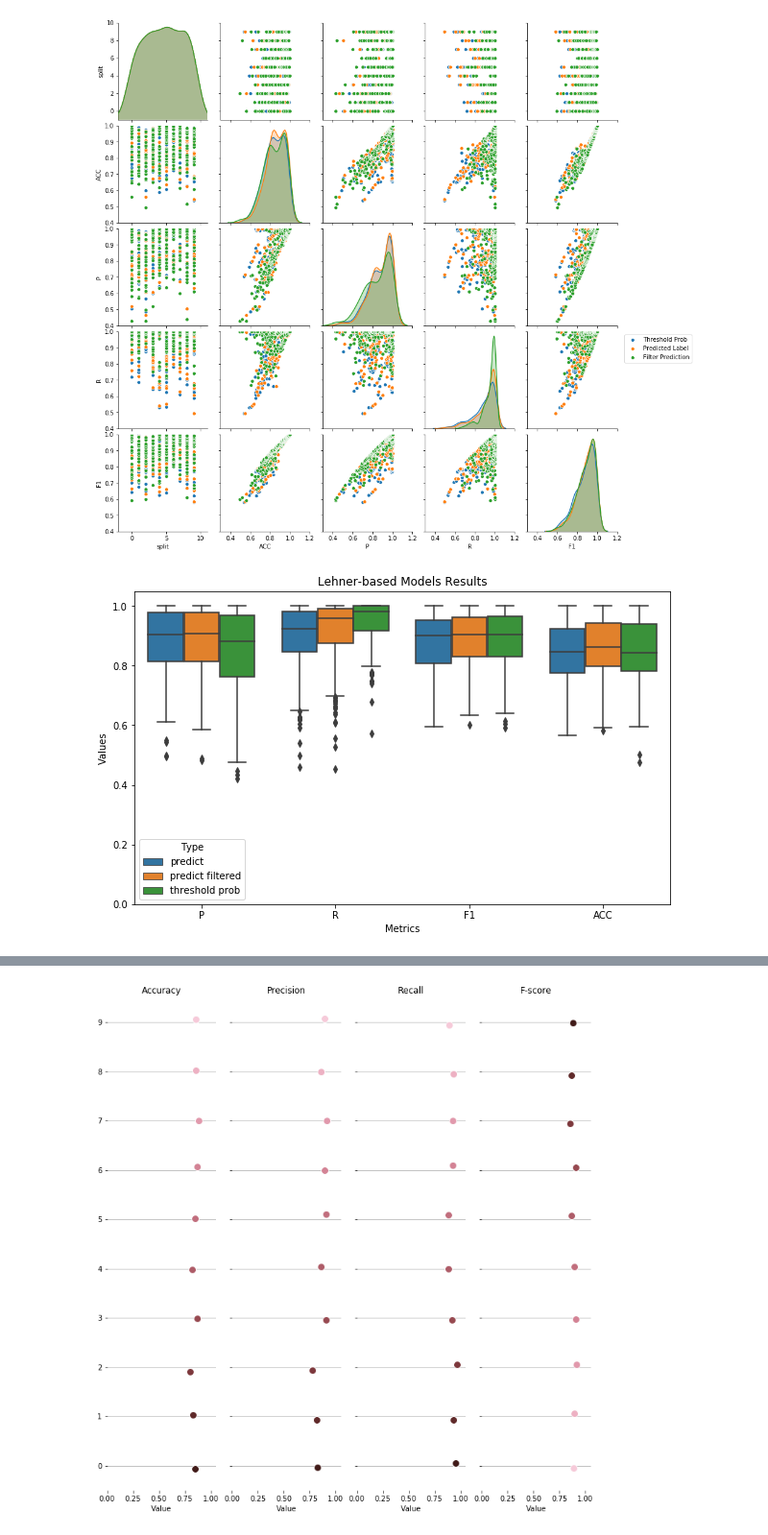
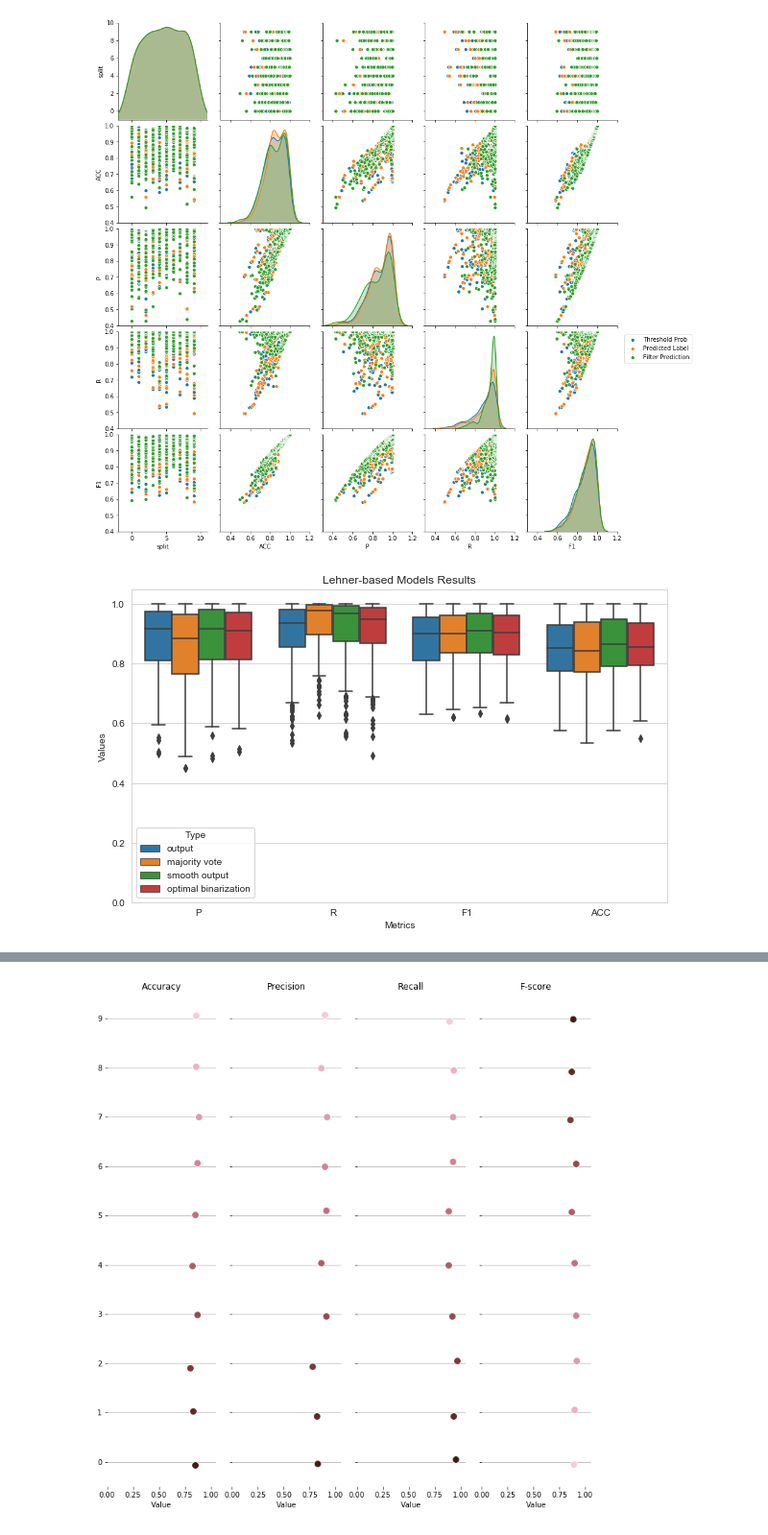
Before and after one commit to shayenne/vocaldetection, a Jupyter notebook: scripts/Lehner_SVD-2014.ipynb, the cells around one changed output, grey strips where cells are left out. Shown at 96% size. Cells and saved outputs as stored; diff of their text form; code cells hidden in the pictures.

```diff
--- a/scripts/Lehner_SVD-2014.ipynb
+++ b/scripts/Lehner_SVD-2014.ipynb
@@ -300,6 +319,10 @@ for spl in range(10):
     clf3.fit(X_train, y_train)
     rf_models.append(clf3)
 
+    X_train_probabilities = clf3.predict_proba(X_train)[:,1]
+    # Find optimal threshold from train set
+    opt_tshld = optimal_threshold(X_train_probabilities, y_train)
+
     for piece_name in tqdm(test_files[spl]):
         piece_features, piece_labels = sf.read_agg_features([piece_name], verbose=False)
 
@@ -312,7 +335,8 @@ for spl in range(10):
         P,R,F1,_ = precision_recall_fscore_support(piece_labels, pred_labels, average='binary')
         rows_list.append({'split':spl,
                           'piece':piece_name,
-                          'type':'predict',
+                          'type':'output',
+                          'opt_tshld':opt_tshld,
                           'ACC':acc,
                           'P':P,'R':R,'F1':F1})
 
@@ -322,18 +346,34 @@ for spl in range(10):
         P,R,F1,_ = precision_recall_fscore_support(piece_labels, pred_filt, average='binary')
         rows_list.append({'split':spl,
                           'piece':piece_name,
-                          'type':'predict filtered',
+                          'type':'smooth output',
+                          'opt_tshld':opt_tshld,
                           'ACC':acc,
                           'P':P,'R':R,'F1':F1})
 
-        #
-        thresh = scipy.signal.medfilt(proba,kernel_size=5)
+                #
+        thresh = even_median_filter(proba,kernel=4)
+        #thresh = scipy.signal.medfilt(proba,kernel_size=5)
         thresh = np.where(scipy.signal.medfilt(thresh,kernel_size=5) >= 0.5,1,0)
         acc = sklearn.metrics.accuracy_score(piece_labels, thresh)
         P,R,F1,_ = precision_recall_fscore_support(piece_labels, thresh, average='binary')
         rows_list.append({'split':spl,
                           'piece':piece_name,
-                          'type':'threshold prob',
+                          'type':'majority vote',
+                          'opt_tshld':opt_tshld,
+                          'ACC':acc,
+                          'P':P,'R':R,'F1':F1})
+
+        #
+        thresh = even_median_filter(proba,kernel=4)
+        #thresh = scipy.signal.medfilt(proba,kernel_size=5)
+        thresh = np.where(scipy.signal.medfilt(thresh,kernel_size=5) >= opt_tshld,1,0)
+        acc = sklearn.metrics.accuracy_score(piece_labels, thresh)
+        P,R,F1,_ = precision_recall_fscore_support(piece_labels, thresh, average='binary')
+        rows_list.append({'split':spl,
+                          'piece':piece_name,
+                          'type':'optimal binarization',
+                          'opt_tshld':opt_tshld,
                           'ACC':acc,
                           'P':P,'R':R,'F1':F1})
 
@@ -378,6 +418,8 @@ for spl in range(10):
 results_rf = pd.DataFrame(rows_list)
 # %%
 results_rf = results_rf.sort_values(['ACC','piece'])
+# %%
+results_rf['opt_tshld'] = round(results_rf['opt_tshld'],5)
 # %%
 pieces_chosen = ['CelestialShore_DieForUs',
                  'BigTroubles_Phantom',
@@ -391,0 +441,2 @@ df_melt = pd.melt(results_rf[results_rf['piece'].isin(pieces_chosen)],
+# %%
+sns.set_style("whitegrid")
@@ -392,3 +475,5 @@ df_melt = pd.melt(results_rf[results_rf['piece'].isin(pieces_chosen)],
+# %%
+sns.set_style('whitegrid')
 # %%
 plt.figure(figsize=(10,6))
 plt.title('Lehner Model Results')
@@ -483,10 +554,16 @@ df_melt = df_melt.sort_values('type',ascending=True)
 # %%
+df_melt = pd.melt(results_rf, id_vars=['type'], value_vars=['ACC','P','R','F1'],var_name='metric', value_name='value')
+
+df_melt = df_melt.sort_values('type',ascending=True)
+
 plt.figure(figsize=(10,6))
 plt.title('Lehner-based Models Results')
-g = sns.boxplot(data=df_melt,hue='type',x='metric',y='value',order=['P','R','F1','ACC'])
+g = sns.boxplot(data=df_melt,
+                hue='type', hue_order=['output','majority vote','smooth output','optimal binarization'],
+                x='metric',y='value',order=['P','R','F1','ACC'])
 g.set(ylim=(0.0,1.05))
 g.set(xlabel='Metrics', ylabel='Values')
 plt.legend(title='Type')
 plt.show()
 # %% [output]
-[figure, old version]
+[figure, new version]
```
Also changed, not shown: parts of 34 cells of this notebook, 2 other files.
